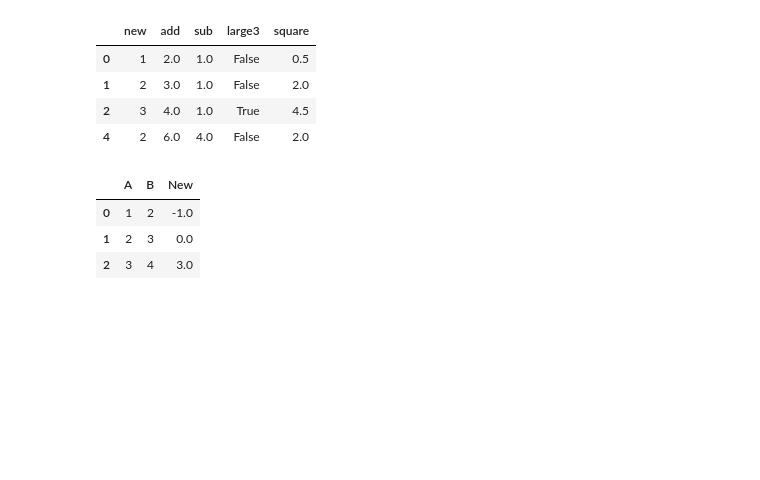
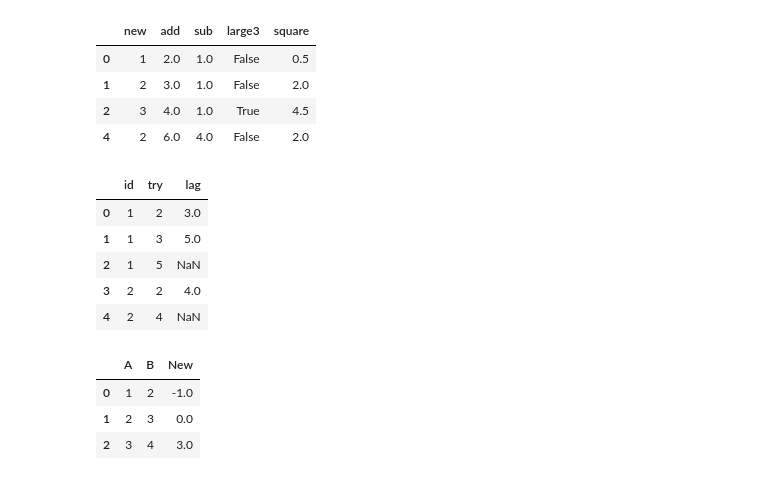
Before and after one commit to JustinNew/python, a Jupyter notebook: 000PythonSnippet.ipynb, the cells around one changed output. Cells and saved outputs as stored; diff of their text form; code cells hidden in the pictures; blank space fills up the shorter version.

Commit message:
pandas shift

```diff
--- a/000PythonSnippet.ipynb
+++ b/000PythonSnippet.ipynb
@@ -1619,6 +1619,21 @@ Name: square, dtype: int64
 | 1 | 2 | 3.0 | 1.0 | False | 2.0 |
 | 2 | 3 | 4.0 | 1.0 | True | 4.5 |
 | 4 | 2 | 6.0 | 4.0 | False | 2.0 |
+# %%
+# Shift: get difference between neighbor
+
+import pandas as pd
+
+df = pd.DataFrame({'id':[1,1,1,2,2], 'try':[2,3,5,2,4]})
+df['lag'] = df.groupby('id')['try'].shift(-1)
+df
+# %% [output]
+|  | id | try | lag |
+| 0 | 1 | 2 | 3.0 |
+| 1 | 1 | 3 | 5.0 |
+| 2 | 1 | 5 | NaN |
+| 3 | 2 | 2 | 4.0 |
+| 4 | 2 | 4 | NaN |
 # %%
 # DataFrame map multiple columns with argument
 import pandas as pd
```
